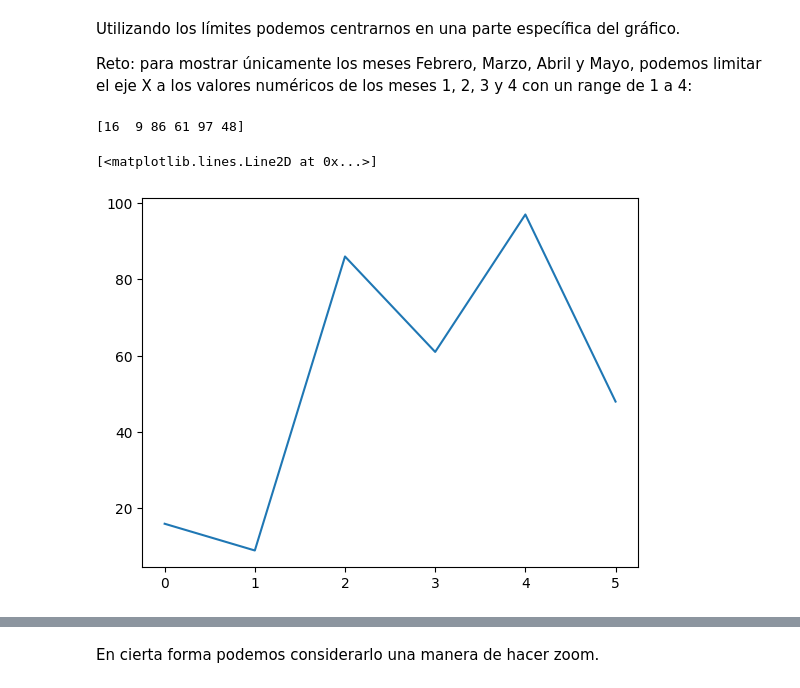
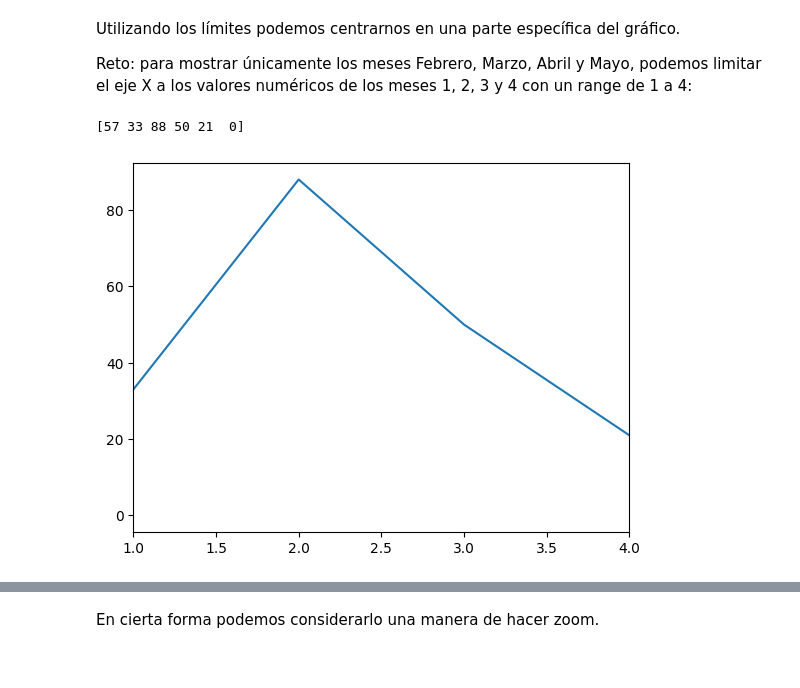
Before and after one commit to ksalazar0570/Programacion-Python-Basico-GRUPO-1---6181133432, a Jupyter notebook: Estudiantes/Karla Salazar/Clase 10/Notebook/04 - Límites.ipynb, the cells around one changed output, grey strips where cells are left out. Drawn from its saved outputs; the diff is of its cells as text; code cells hidden in the pictures.

```diff
--- a/Estudiantes/Karla Salazar/Clase 10/Notebook/04 - Límites.ipynb
+++ b/Estudiantes/Karla Salazar/Clase 10/Notebook/04 - Límites.ipynb
@@ -60,12 +60,13 @@ Reto: para mostrar únicamente los meses Febrero, Marzo, Abril y Mayo, podemos l
 # %%
 # Paso 1: Añadir el gráfico
 ahorros = np.random.randint(0,100, size=[6])
 print(ahorros)
 plt.plot(ahorros)
+plt.xlim(1,4)
+plt.show()
 # %% [output]
-[16  9 86 61 97 48]
+[57 33 88 50 21  0]
-[<matplotlib.lines.Line2D at 0x...>]
-[figure, old version]
+[figure, new version]
 # %%
 # Límites horizontales
 # Paso 1: Añadir el gráfico
```
Also changed, not shown: parts of 2 cells of this notebook, 3 other files.
